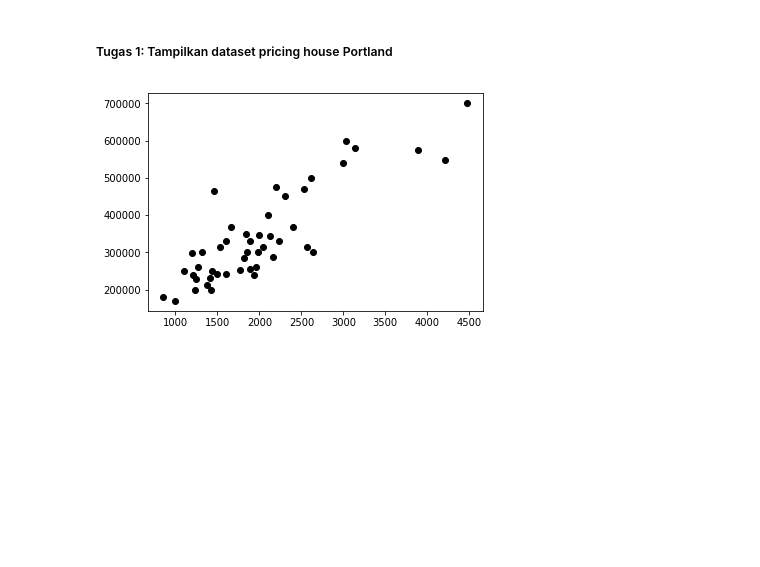
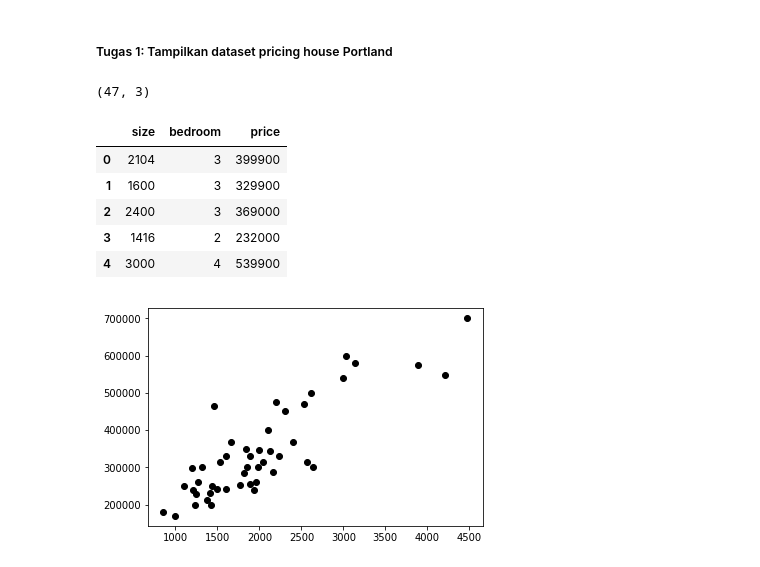
Before and after one commit to MRizkyWi/mlup18, a Jupyter notebook: 3. Regresi Linier - Bagian 1.ipynb, the cells around one changed output. Drawn from its saved outputs; the diff is of its cells as text; code cells hidden in the pictures; blank space fills up the shorter version.

```diff
--- a/3. Regresi Linier - Bagian 1.ipynb
+++ b/3. Regresi Linier - Bagian 1.ipynb
@@ -92,13 +92,22 @@ from sklearn.metrics import mean_squared_error, r2_score
 ##### Tugas 1: Tampilkan dataset pricing house Portland
 # %%
 #load dataset portland dari folder "Data\Regression\House Price Portland" dengan nama file "data.csv" menggunakan pandas
-data = pd.read_csv("Data\Regression\House Price Portland\data.csv")
+data = pd.read_csv("Data/Regression/House Price Portland/data.csv")
 
 #Tampilkan shape dari data (isi di sini)
-None
+print(data.shape)
+# %% [output]
+(47, 3)
 # %%
 #Tampilkan data sebagai dataframe, cukup 5 baris pertama
-None
+data.head()
+# %% [output]
+|  | size | bedroom | price |
+| 0 | 2104 | 3 | 399900 |
+| 1 | 1600 | 3 | 329900 |
+| 2 | 2400 | 3 | 369000 |
+| 3 | 1416 | 2 | 232000 |
+| 4 | 3000 | 4 | 539900 |
 # %%
 #Plot keseluruhan data dari pricing house Portland dalam format 2 dimensi dengan Y adalah price dan X1 adalah
 #...size dengan scatter plot
```
Also changed, not shown: parts of 4 cells of this notebook, 3 other files.
